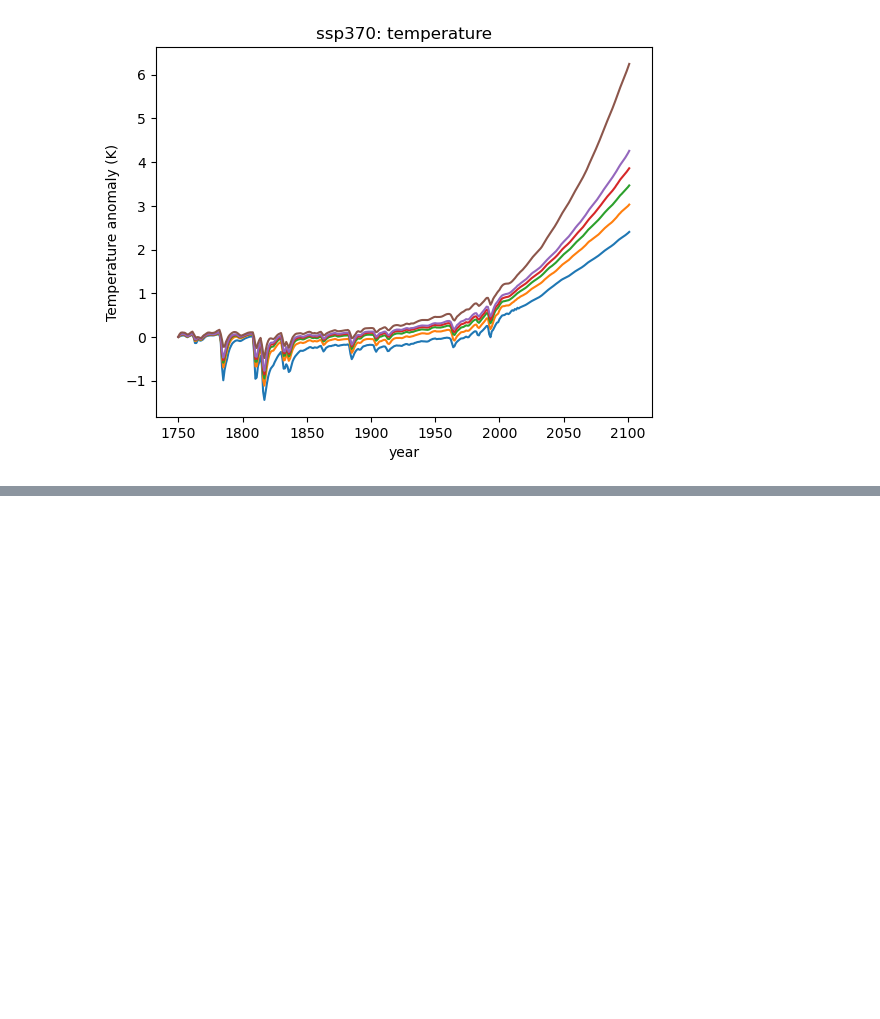
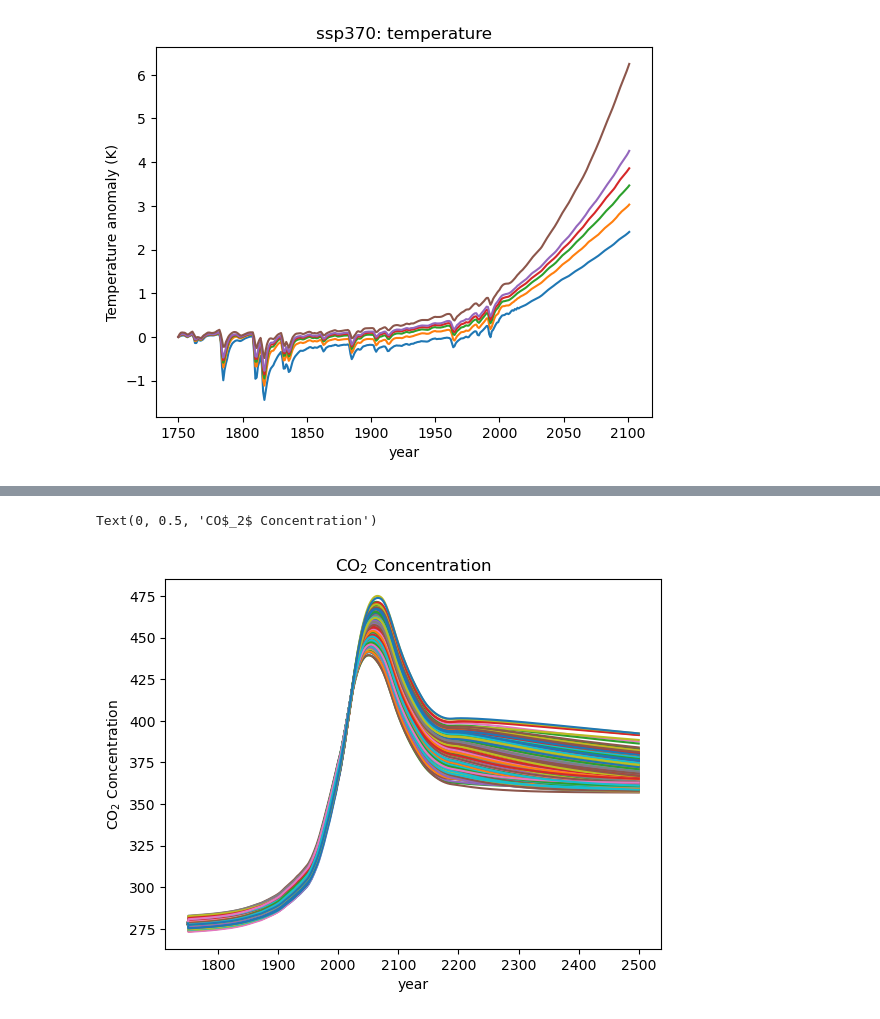
Before and after one commit to camillamathison/fair-play, a Jupyter notebook: notebooks/FaIR2.2-SSPs.ipynb, the cells around one changed output, grey strips where cells are left out. Cells and saved outputs as stored; diff of their text form; code cells hidden in the pictures; blank space fills up the shorter version.

```diff
--- a/notebooks/FaIR2.2-SSPs.ipynb
+++ b/notebooks/FaIR2.2-SSPs.ipynb
@@ -512,0 +592,8 @@ array([1.17926955, 1.18656876, 1.32062611, 1.27696912, 1.284211  ,
+# %%
+pl.plot(f.timebounds, f.concentration.loc[dict(scenario='ssp126', specie="CO2")], label=f.configs);
+pl.title(r'CO$_2$ Concentration')
+pl.xlabel('year')
+pl.ylabel(r'CO$_2$ Concentration')
+# %% [output]
+Text(0, 0.5, 'CO$_2$ Concentration')
+[figure, added]
```
Also changed, not shown: parts of 13 cells of this notebook.
